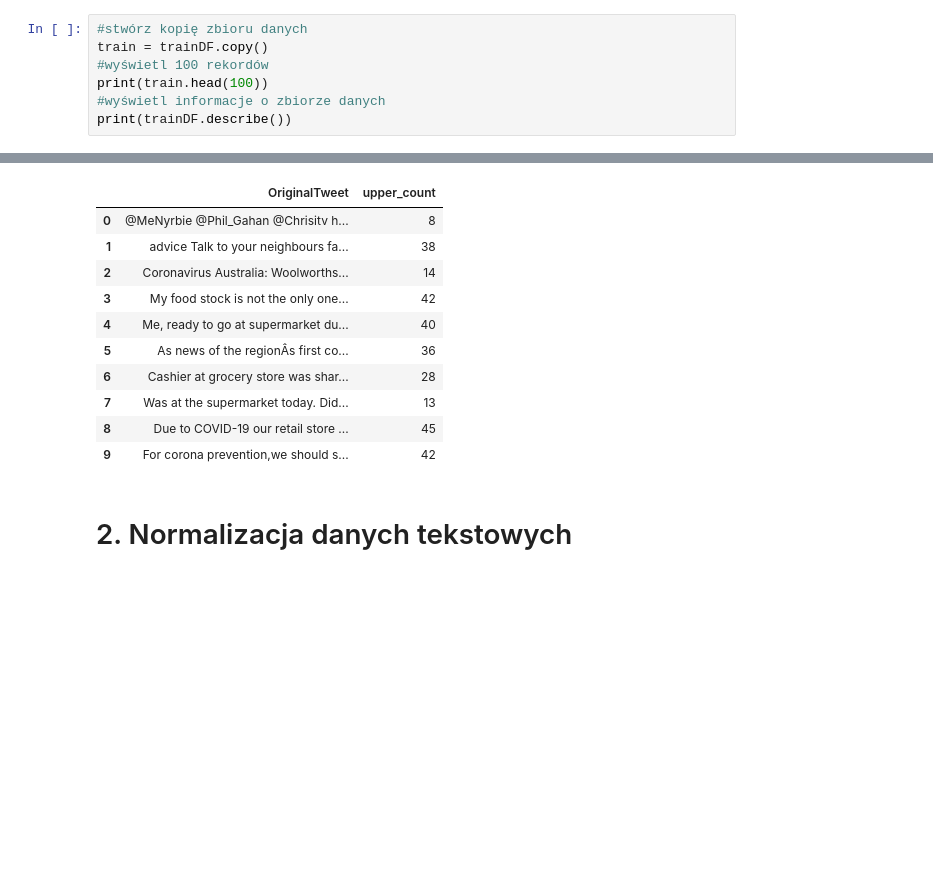
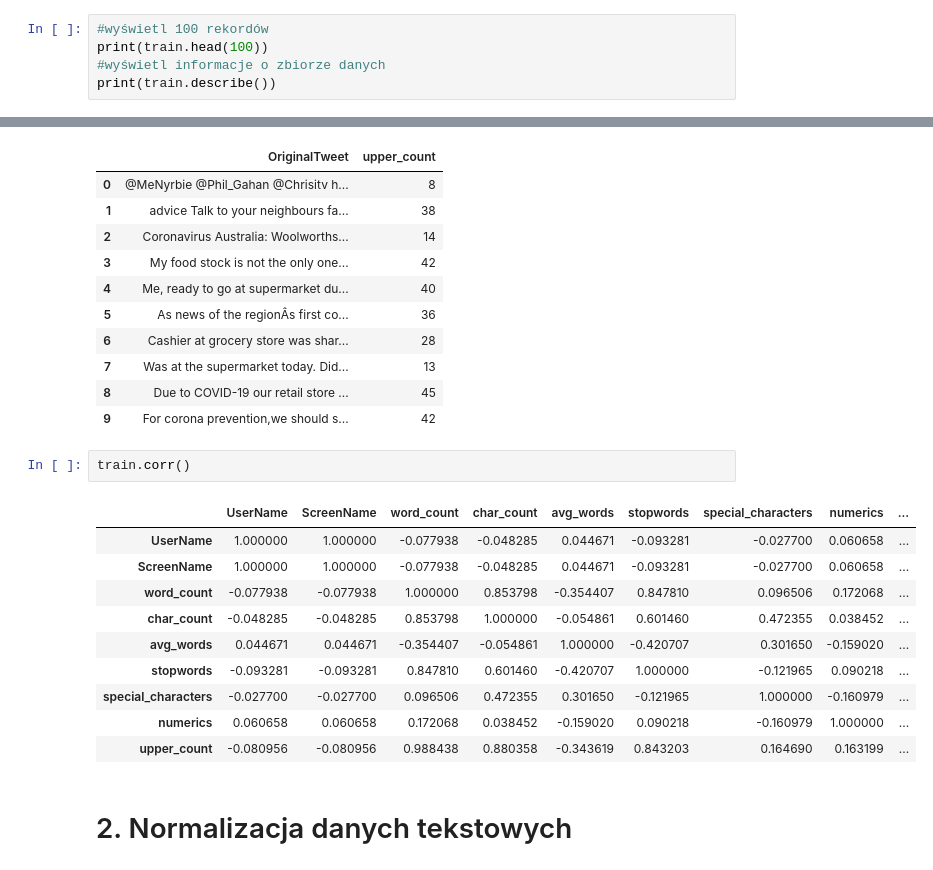
Before and after one commit to mxnogala/Api_w_eksploracji_danych_CDV, a Jupyter notebook: Covid-19-Text-Classification.ipynb, the cells around one changed output, grey strips where cells are left out. Drawn from its saved outputs; the diff is of its cells as text; blank space fills up the shorter version.

```diff
--- a/Covid-19-Text-Classification.ipynb
+++ b/Covid-19-Text-Classification.ipynb
@@ -104,10 +115,8 @@ trainDF
 # %%
-#stwórz kopię zbioru danych
-train = trainDF.copy()
 #wyświetl 100 rekordów
 print(train.head(100))
 #wyświetl informacje o zbiorze danych
-print(trainDF.describe())
+print(train.describe())
 # %% [output]
     UserName  ScreenName                    Location     TweetAt  \
 0       3799       48751                      London  16-03-2020
@@ -245,6 +254,19 @@ train[['OriginalTweet', 'upper_count']].head(10)
 | 7 | Was at the supermarket today. Did... | 13 |
 | 8 | Due to COVID-19 our retail store ... | 45 |
 | 9 | For corona prevention,we should s... | 42 |
+# %%
+train.corr()
+# %% [output]
+|  | UserName | ScreenName | word_count | char_count | avg_words | stopwords | special_characters | numerics | ... |
+| UserName | 1.000000 | 1.000000 | -0.077938 | -0.048285 | 0.044671 | -0.093281 | -0.027700 | 0.060658 | ... |
+| ScreenName | 1.000000 | 1.000000 | -0.077938 | -0.048285 | 0.044671 | -0.093281 | -0.027700 | 0.060658 | ... |
+| word_count | -0.077938 | -0.077938 | 1.000000 | 0.853798 | -0.354407 | 0.847810 | 0.096506 | 0.172068 | ... |
+| char_count | -0.048285 | -0.048285 | 0.853798 | 1.000000 | -0.054861 | 0.601460 | 0.472355 | 0.038452 | ... |
+| avg_words | 0.044671 | 0.044671 | -0.354407 | -0.054861 | 1.000000 | -0.420707 | 0.301650 | -0.159020 | ... |
+| stopwords | -0.093281 | -0.093281 | 0.847810 | 0.601460 | -0.420707 | 1.000000 | -0.121965 | 0.090218 | ... |
+| special_characters | -0.027700 | -0.027700 | 0.096506 | 0.472355 | 0.301650 | -0.121965 | 1.000000 | -0.160979 | ... |
+| numerics | 0.060658 | 0.060658 | 0.172068 | 0.038452 | -0.159020 | 0.090218 | -0.160979 | 1.000000 | ... |
+| upper_count | -0.080956 | -0.080956 | 0.988438 | 0.880358 | -0.343619 | 0.843203 | 0.164690 | 0.163199 | ... |
 # %% [markdown]
 # 2. Normalizacja danych tekstowych
 # %%
```
Also changed, not shown: parts of 50 cells of this notebook, 1 other file.
